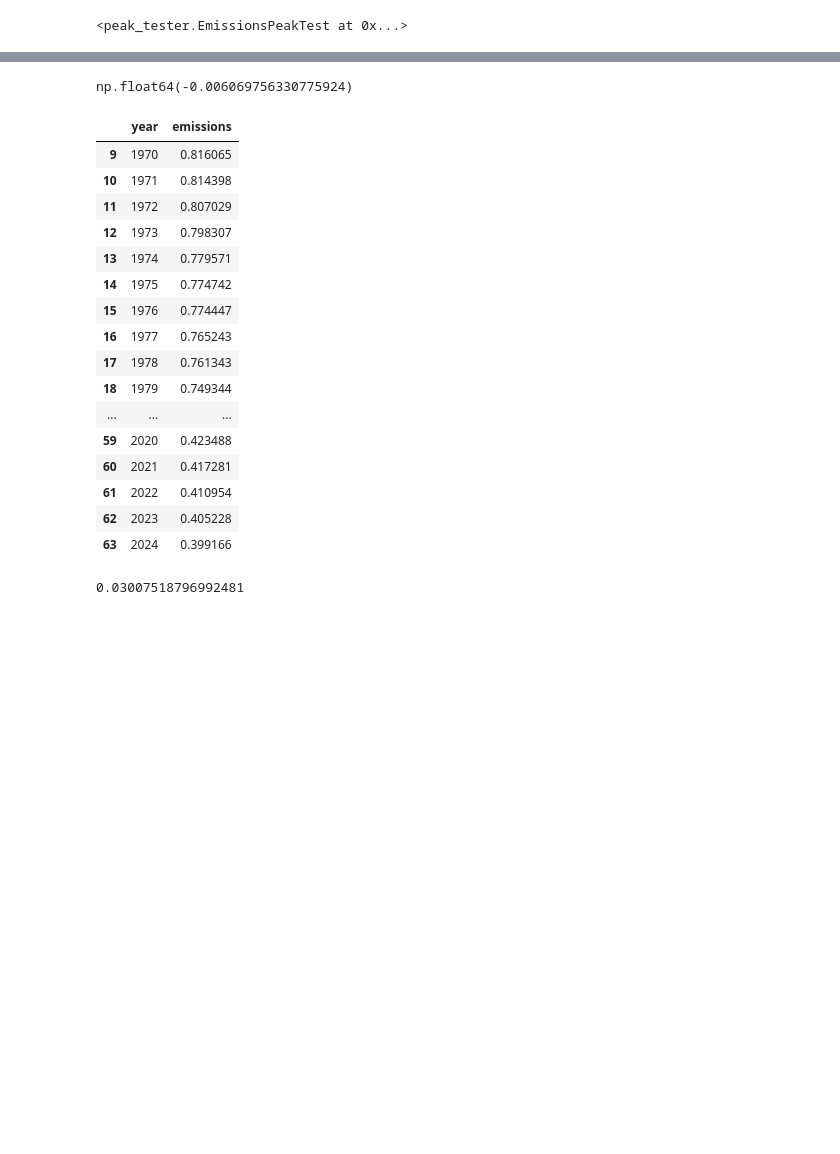
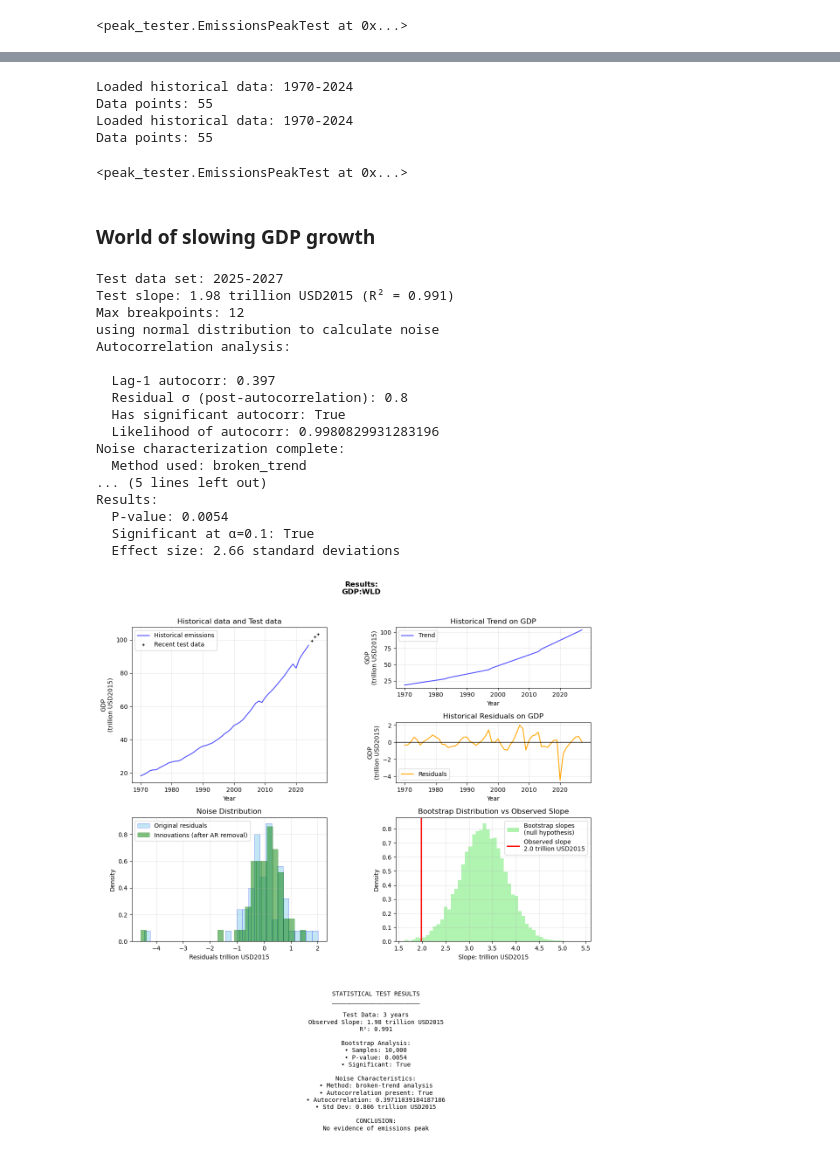
Before and after one commit to nezzag/peaking_test, a Jupyter notebook: notebooks/test_peaker.ipynb, the cells around one changed output, grey strips where cells are left out. Cells and saved outputs as stored; diff of their text form; code cells hidden in the pictures; blank space fills up the shorter version.

```diff
--- a/notebooks/test_peaker.ipynb
+++ b/notebooks/test_peaker.ipynb
@@ -196,28 +134,44 @@ Results:
-# %%
-carbon_intensity_tester.recent_historical_trend
-# %% [output]
-np.float64(-0.006069756330775924)
-# %%
-carbon_intensity_tester.historical_data
-# %% [output]
-|  | year | emissions |
-| 9 | 1970 | 0.816065 |
-| 10 | 1971 | 0.814398 |
-| 11 | 1972 | 0.807029 |
-| 12 | 1973 | 0.798307 |
-| 13 | 1974 | 0.779571 |
-| 14 | 1975 | 0.774742 |
-| 15 | 1976 | 0.774447 |
-| 16 | 1977 | 0.765243 |
-| 17 | 1978 | 0.761343 |
-| 18 | 1979 | 0.749344 |
-| ... | ... | ... |
-| 59 | 2020 | 0.423488 |
-| 60 | 2021 | 0.417281 |
-| 61 | 2022 | 0.410954 |
-| 62 | 2023 | 0.405228 |
-| 63 | 2024 | 0.399166 |
-# %%
-0.012/0.399
-# %% [output]
-0.03007518796992481
+# %%
+gdp_tester = EmissionsPeakTest()
+gdp_tester.load_historical_data('wdi_gdp.csv',year_range = range(1970,2025))
+
+carbon_intensity_tester = EmissionsPeakTest()
+carbon_intensity_tester.load_historical_data(
+    'carbon_intensity_gdp.csv', region='WLD',year_range = range(1970,2025))
+# %% [output]
+Loaded historical data: 1970-2024
+Data points: 55
+Loaded historical data: 1970-2024
+Data points: 55
+<peak_tester.EmissionsPeakTest at 0x...>
+# %% [markdown]
+### World of slowing GDP growth
+# %%
+gdp_tester.set_test_data([
+        (2025, (gdp_tester.historical_data.iloc[-1,1] + gdp_tester.recent_historical_trend*0.8)),
+        (2026, (gdp_tester.historical_data.iloc[-1,1] + gdp_tester.recent_historical_trend*1.5)),
+        (2027, (gdp_tester.historical_data.iloc[-1,1] + gdp_tester.recent_historical_trend*2))
+        ])
+
+gdp_tester.characterize_noise(method='broken_trend', include_test_data = True).create_noise_generator()
+gdp_tester.run_complete_bootstrap_test(bootstrap_method='ar_bootstrap',null_hypothesis='recent_trend')
+gdp_tester.plot_analysis()
+# %% [output]
+Test data set: 2025-2027
+Test slope: 1.98 trillion USD2015 (R² = 0.991)
+Max breakpoints: 12
+using normal distribution to calculate noise
+Autocorrelation analysis:
+
+  Lag-1 autocorr: 0.397
+  Residual σ (post-autocorrelation): 0.8
+  Has significant autocorr: True
+  Likelihood of autocorr: 0.9980829931283196
+Noise characterization complete:
+  Method used: broken_trend
+... (5 lines left out)
+Results:
+  P-value: 0.0054
+  Significant at α=0.1: True
+  Effect size: 2.66 standard deviations
+[figure, added]
```
Also changed, not shown: parts of 31 cells of this notebook.
